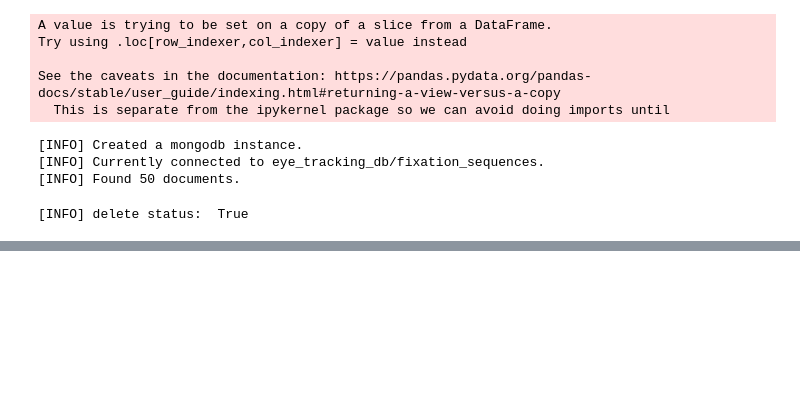
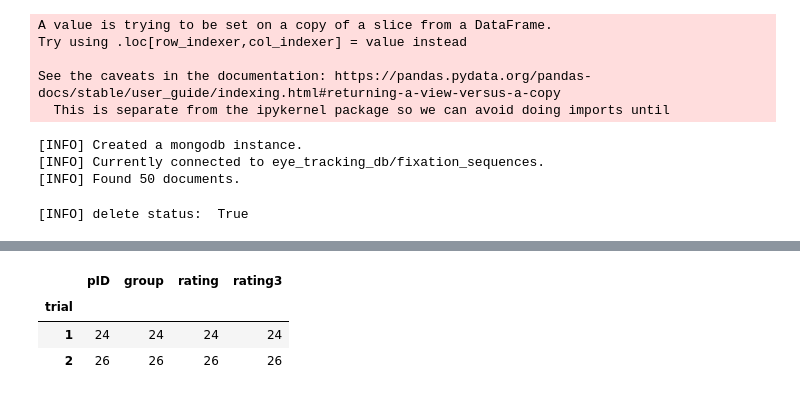
Before and after one commit to habom2310/eye-tracking-in-aviation, a Jupyter notebook: Pair transitions.ipynb, the cells around one changed output, grey strips where cells are left out. Cells and saved outputs as stored; diff of their text form; code cells hidden in the pictures; blank space fills up the shorter version.

```diff
--- a/Pair transitions.ipynb
+++ b/Pair transitions.ipynb
@@ -572,6 +572,17 @@ Try using .loc[row_indexer,col_indexer] = value instead
 
 See the caveats in the documentation: https://pandas.pydata.org/pandas-docs/stable/user_guide/indexing.html#returning-a-view-versus-a-copy
   This is separate from the ipykernel package so we can avoid doing imports until
+# %%
+rating_num3 = []
+for v in df_label["Rating"]:
+    if v == "Good":
+        rating_num3.append(2)
+    elif v == "Medium":
+        rating_num3.append(1)
+    elif v == "Bad":
+        rating_num3.append(0)
+
+df_label["Rating_num3"] = rating_num3
 # %%
 def df_to_mongo_dict(df_fixation, metadata, trial = 1):
     d_data = {}
@@ -602,6 +613,7 @@ def df_to_mongo_dict(df_fixation, metadata, trial = 1):
     }
     if trial in [1, 2]:
         rating = df_label[(df_label["PID"] == pID) & (df_label["Trial"]==trial)]["Rating_num"].values[0]
+        rating3 = df_label[(df_label["PID"] == pID) & (df_label["Trial"]==trial)]["Rating_num3"].values[0]
     else:
         rating = -1
 
@@ -610,6 +622,8 @@ def df_to_mongo_dict(df_fixation, metadata, trial = 1):
     d_res["data"] = d_data
     d_res["trial"] = trial
     d_res["rating"] = int(rating)
+    d_res["rating3"] = int(rating3)
+
 
     return d_res
 # %%
@@ -625,8 +639,8 @@ mongo.delete_all()
 # %% [output]
 [INFO] delete status:  True
 # %%
-for filename in csv_files_two:
-    trial = 2
+for filename in csv_files_one:
+    trial = 1
     df_fixation, metadata = run_one_data(filename)
     if type(df_fixation) == int:
         continue
@@ -658,3 +672,22 @@ null percent: 0.7255492360878778, exclude ID 033
 # %%
 for filename in csv_files_one:
     df_fixation = run_one_data(filename)
+# %%
+documents = mongo.find({})
+lst_id = []
+lst_transition = []
+lst_rating = []
+lst_rating3 = []
+lst_trial = []
+lst_group = []
+for document in documents:
+    print("trial: {}, group: {}, pID: {}".format(document["trial"], document["group"], document["pID"]))
+
+    lst_id.append(document["pID"])
+    lst_rating.append(document["rating"])
+    lst_rating3.append(document["rating3"])
+    lst_group.append(document["group"])
+    lst_trial.append(document["trial"])
+
+
+df = pd.DataFrame({"pID":lst_id, "group": lst_group, "trial": lst_trial, "rating":lst_rating, "rating3":lst_rating3})
@@ -661,3 +712,10 @@ for filename in csv_files_one:
+# %%
+df.groupby("trial").count()
+# %% [output]
+|  | pID | group | rating | rating3 |
+| trial |  |  |  |  |
+| 1 | 24 | 24 | 24 | 24 |
+| 2 | 26 | 26 | 26 | 26 |
 # %%
 import pair_transition_analysis
 # %%
```
Also changed, not shown: parts of 3 cells of this notebook, 5 other files.
